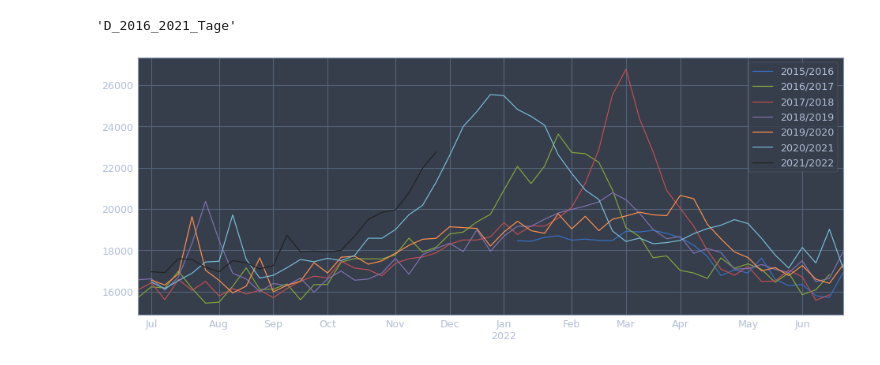
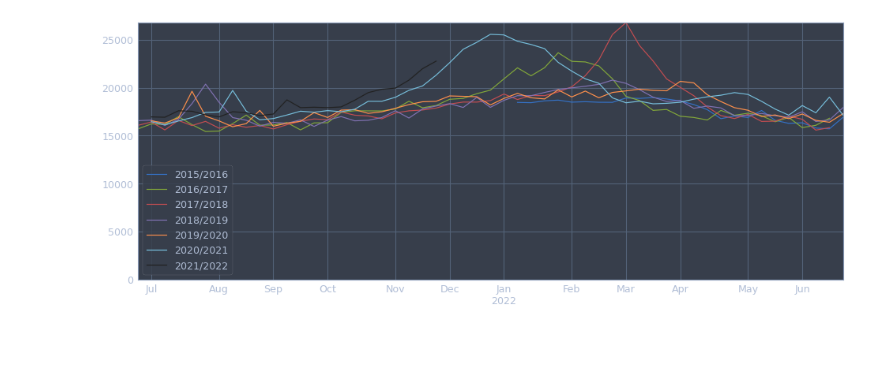
Before and after one commit to pcjedi/notebooks, a Jupyter notebook: deutschland-sterbezahlen.ipynb, the cells around one changed output. Cells and saved outputs as stored; diff of their text form; code cells hidden in the pictures.

```diff
--- a/deutschland-sterbezahlen.ipynb
+++ b/deutschland-sterbezahlen.ipynb
@@ -22,15 +12,12 @@ open(filepath, 'wb').write(r.content)
-# %%
-sheet_name = load_workbook(filepath).sheetnames[3]
-sheet_name
-# %% [output]
-'D_2016_2021_Tage'
-# %%
-df = pd.read_excel(
-    io=filepath,
-    sheet_name=sheet_name,
-    header=8,
-    index_col=0,
-)
+# %%
+with io.BytesIO() as f:
+    f.write(requests.get(url).content)
+    df = pd.read_excel(
+        io=f,
+        sheet_name=load_workbook(f, read_only=True).sheetnames[3],
+        header=8,
+        index_col=0,
+    )
 # %%
 drange = pd.date_range(
     start=datetime.date(2016, 1, 1),
@@ -44,6 +31,6 @@ s = pd.Series(
 # %%
 for y,df in s.resample("w").sum()[1:].groupby(lambda s:(s.year + (s.month / 12) - 7/12).astype(int)):
     df.index += datetime.timedelta(days=365*(2021 - y))
-    df.plot(label=f"{y}/{y+1}",legend=True, figsize=(16,6))
+    df.plot(label=f"{y}/{y+1}",legend=True, figsize=(16,6), ylim=(0,s.resample("w").sum().max()))
 # %% [output]
-[figure, old version]
+[figure, new version]
```
Also changed, not shown: parts of 3 cells of this notebook.
